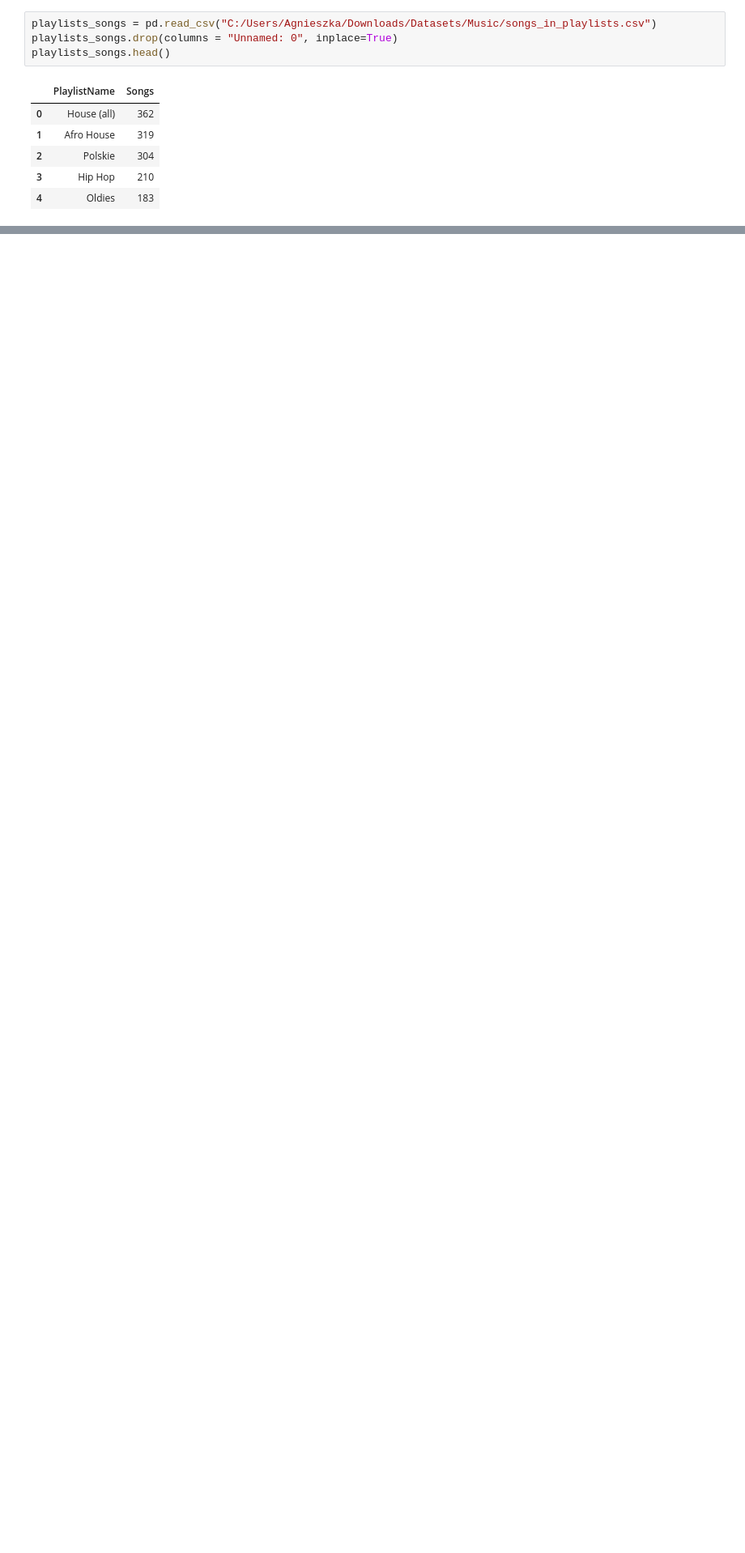
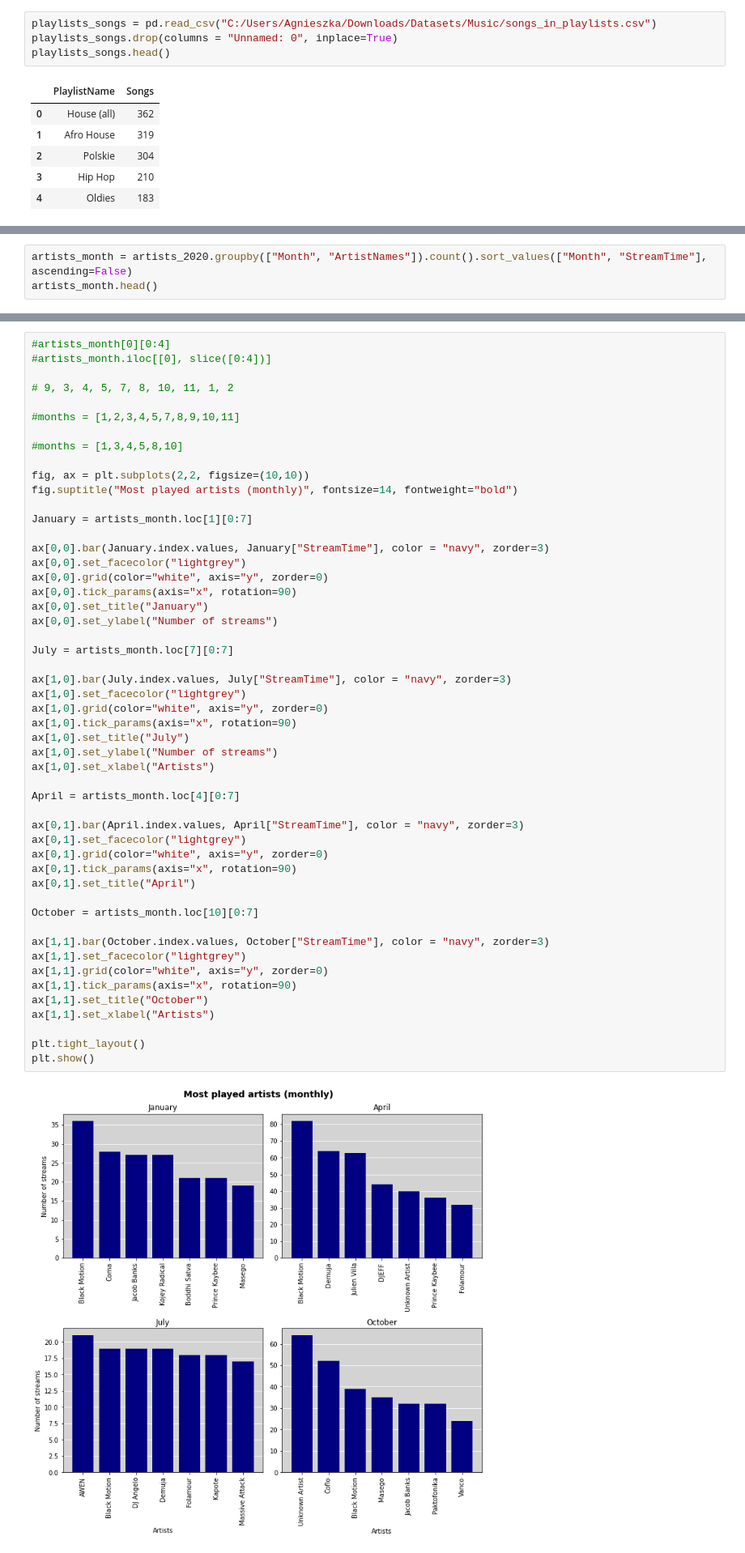
Before and after one commit to agnieszka-aga/SpotifyData_EDA_ML, a Jupyter notebook: MySpotifyData_DataAnalysis_EDA.ipynb, the cells around one changed output, grey strips where cells are left out. Shown at 81% size. Drawn from its saved outputs; the diff is of its cells as text; blank space fills up the shorter version.

```diff
--- a/MySpotifyData_DataAnalysis_EDA.ipynb
+++ b/MySpotifyData_DataAnalysis_EDA.ipynb
@@ -50,0 +74,3 @@ artists_2020.head()
+# %%
+artists_month = artists_2020.groupby(["Month", "ArtistNames"]).count().sort_values(["Month", "StreamTime"], ascending=False)
+artists_month.head()
@@ -51 +85,54 @@ artists_2020.head()
+# %%
+#artists_month[0][0:4]
+#artists_month.iloc[[0], slice([0:4])]
+
+# 9, 3, 4, 5, 7, 8, 10, 11, 1, 2
+
+#months = [1,2,3,4,5,7,8,9,10,11]
+
+#months = [1,3,4,5,8,10]
+
+fig, ax = plt.subplots(2,2, figsize=(10,10))
+fig.suptitle("Most played artists (monthly)", fontsize=14, fontweight="bold")
+
+January = artists_month.loc[1][0:7]
+
+ax[0,0].bar(January.index.values, January["StreamTime"], color = "navy", zorder=3)
+ax[0,0].set_facecolor("lightgrey")
+ax[0,0].grid(color="white", axis="y", zorder=0)
+ax[0,0].tick_params(axis="x", rotation=90)
+ax[0,0].set_title("January")
+ax[0,0].set_ylabel("Number of streams")
+
+July = artists_month.loc[7][0:7]
+
+ax[1,0].bar(July.index.values, July["StreamTime"], color = "navy", zorder=3)
+ax[1,0].set_facecolor("lightgrey")
+ax[1,0].grid(color="white", axis="y", zorder=0)
+ax[1,0].tick_params(axis="x", rotation=90)
+ax[1,0].set_title("July")
+ax[1,0].set_ylabel("Number of streams")
+ax[1,0].set_xlabel("Artists")
+
+April = artists_month.loc[4][0:7]
+
+ax[0,1].bar(April.index.values, April["StreamTime"], color = "navy", zorder=3)
+ax[0,1].set_facecolor("lightgrey")
+ax[0,1].grid(color="white", axis="y", zorder=0)
+ax[0,1].tick_params(axis="x", rotation=90)
+ax[0,1].set_title("April")
+
+October = artists_month.loc[10][0:7]
+
+ax[1,1].bar(October.index.values, October["StreamTime"], color = "navy", zorder=3)
+ax[1,1].set_facecolor("lightgrey")
+ax[1,1].grid(color="white", axis="y", zorder=0)
+ax[1,1].tick_params(axis="x", rotation=90)
+ax[1,1].set_title("October")
+ax[1,1].set_xlabel("Artists")
+
+plt.tight_layout()
+plt.show()
+# %% [output]
+[figure, added]
 # %% [markdown]
```
Also changed, not shown: parts of 35 cells of this notebook, 1 other file.
